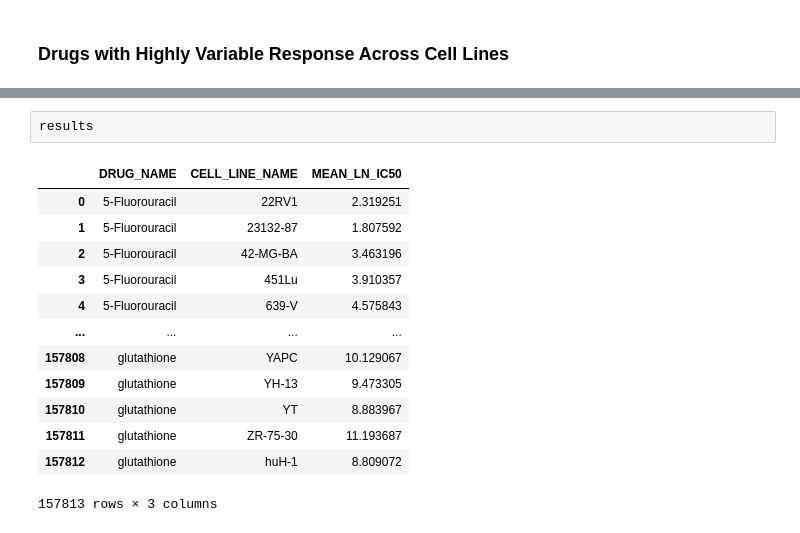
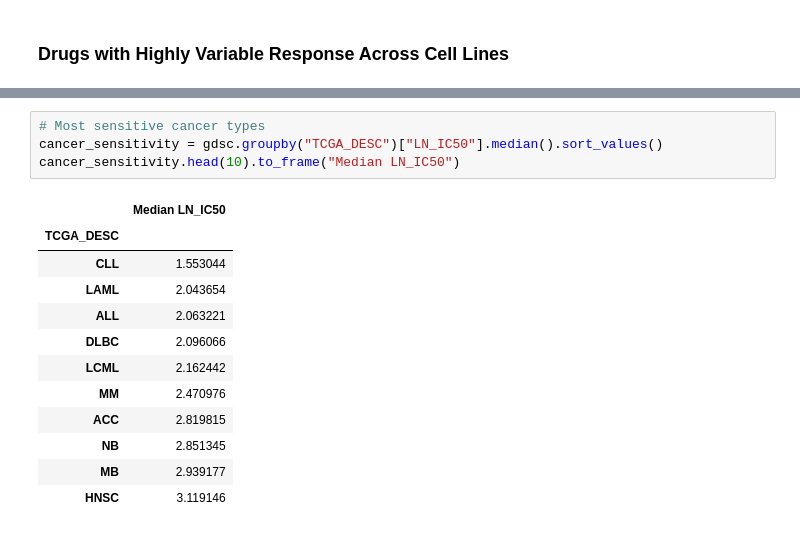
Before and after one commit to blessingpeters/HackBio_AI4Genomics, a Jupyter notebook: projects/stageOne/notebook/notebook_commented.ipynb, the cells around one changed output, grey strips where cells are left out. Saved outputs shown, nothing was run; the diff lists cells and outputs as text.

```diff
--- a/projects/stageOne/notebook/notebook_commented.ipynb
+++ b/projects/stageOne/notebook/notebook_commented.ipynb
@@ -477,16 +503,17 @@ gdsc.groupby(["DRUG_NAME", "CELL_LINE_NAME"])["LN_IC50"]
 # %%
-results
+# Most sensitive cancer types
+cancer_sensitivity = gdsc.groupby("TCGA_DESC")["LN_IC50"].median().sort_values()
+cancer_sensitivity.head(10).to_frame("Median LN_IC50")
 # %% [output]
-|  | DRUG_NAME | CELL_LINE_NAME | MEAN_LN_IC50 |
-| 0 | 5-Fluorouracil | 22RV1 | 2.319251 |
-| 1 | 5-Fluorouracil | 23132-87 | 1.807592 |
-| 2 | 5-Fluorouracil | 42-MG-BA | 3.463196 |
-| 3 | 5-Fluorouracil | 451Lu | 3.910357 |
-| 4 | 5-Fluorouracil | 639-V | 4.575843 |
-| ... | ... | ... | ... |
-| 157808 | glutathione | YAPC | 10.129067 |
-| 157809 | glutathione | YH-13 | 9.473305 |
-| 157810 | glutathione | YT | 8.883967 |
-| 157811 | glutathione | ZR-75-30 | 11.193687 |
-| 157812 | glutathione | huH-1 | 8.809072 |
+|  | Median LN_IC50 |
+| TCGA_DESC |  |
+| CLL | 1.553044 |
+| LAML | 2.043654 |
+| ALL | 2.063221 |
+| DLBC | 2.096066 |
+| LCML | 2.162442 |
+| MM | 2.470976 |
+| ACC | 2.819815 |
+| NB | 2.851345 |
+| MB | 2.939177 |
+| HNSC | 3.119146 |
-157813 rows × 3 columns
```
Also changed, not shown: parts of 46 cells of this notebook.
